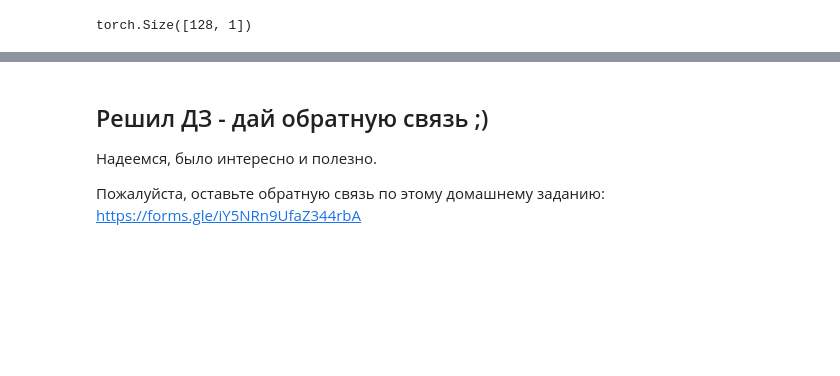
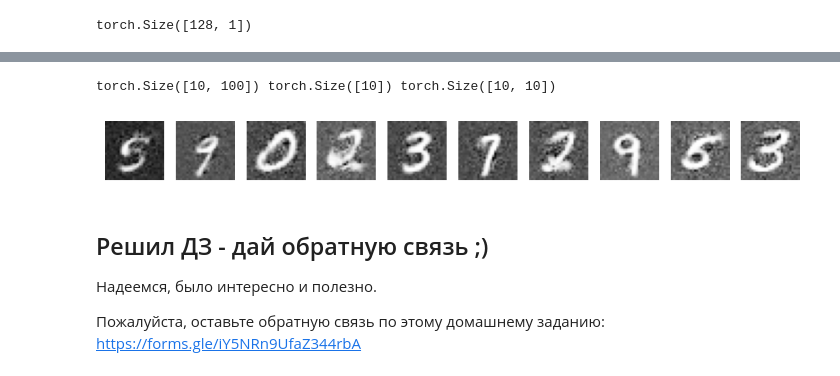
Before and after one commit to Ansi4Ansi/kaggle_repo, a Jupyter notebook: hw08/ML_B2C_2024_Q2_|_HW08_ML_generative_ai_gan.ipynb, the cells around one changed output, grey strips where cells are left out. Saved outputs shown, nothing was run; the diff lists cells and outputs as text; code cells hidden in the pictures; blank space fills up the shorter version.

```diff
--- a/hw08/ML_B2C_2024_Q2_|_HW08_ML_generative_ai_gan.ipynb
+++ b/hw08/ML_B2C_2024_Q2_|_HW08_ML_generative_ai_gan.ipynb
@@ -448,13 +457,14 @@ criterion = nn.BCELoss()
 class_num = 10
 
 # возможно стоит поиграть с гиперпараметрами
-optimizer_G = optim.Adam(generator.parameters(), lr=0.0003, betas=(0.5, 0.999))
+optimizer_G = optim.Adam(generator.parameters(), lr=0.0002, betas=(0.5, 0.999))
 optimizer_D = optim.Adam(discriminator.parameters(), lr=0.0001, betas=(0.5, 0.999))
 
 EPOCHS = 200
 for epoch in range(EPOCHS):
     for real_images, labels in trainloader:
         real_images = real_images.to(device)
+        labels = labels.to(device)
         batch_size = real_images.size(0)
 
         # Train Discriminator
@@ -462,7 +472,7 @@ for epoch in range(EPOCHS):
         real_labels = torch.ones(batch_size, 1).to(device)
         fake_labels = torch.zeros(batch_size, 1).to(device)
 
-        fake_pass_labels = Variable(torch.LongTensor(np.random.randint(0, class_num, batch_size))).to(device)
+        fake_pass_labels = torch.randint(low=0, high = num_classes, size = (batch_size,1)).squeeze(1).to(device)
 
         real_output = discriminator(real_images, labels)
         d_loss_real = criterion(real_output, real_labels)
@@ -483,6 +493,13 @@ for epoch in range(EPOCHS):
         g_loss.backward()
         optimizer_G.step()
     if (epoch + 1) % 10 == 0:
+
+        sample_images = generator(z, labels).unsqueeze(1).data.cpu()
+
+    # Show images
+        grid = make_grid(sample_images, nrow=3, normalize=True).permute(1,2,0).numpy()
+        plt.imshow(grid)
+        plt.show()
         print(
             f"Epoch [{epoch+1}/{EPOCHS}], D_Loss: {d_loss_real.item() + d_loss_fake.item():.4f}, G_Loss: {g_loss.item():.4f}"
         )
@@ -489,14 +522,21 @@ for epoch in range(EPOCHS):
 # %%
 
 z = torch.randn(10, 100).to("cuda")
+
+fake_pass_labels = torch.randint(low=0, high = num_classes, size = (10,1)).squeeze(1).to("cuda")
+
+
 with torch.no_grad():
-    fake_images = generator(z).detach().cpu()
+    fake_images = generator(z, fake_pass_labels).detach().cpu()
 plt.figure(figsize=(10, 2))
 for i in range(10):
     plt.subplot(1, 10, i + 1)
     plt.imshow(fake_images[i][0], cmap="gray")
     plt.axis("off")
 plt.show()
+# %% [output]
+torch.Size([10, 100]) torch.Size([10]) torch.Size([10, 10])
+[figure, added]
 # %% [markdown]
 ## Решил ДЗ - дай обратную связь ;)
 
```
Also changed, not shown: parts of 9 cells of this notebook.
